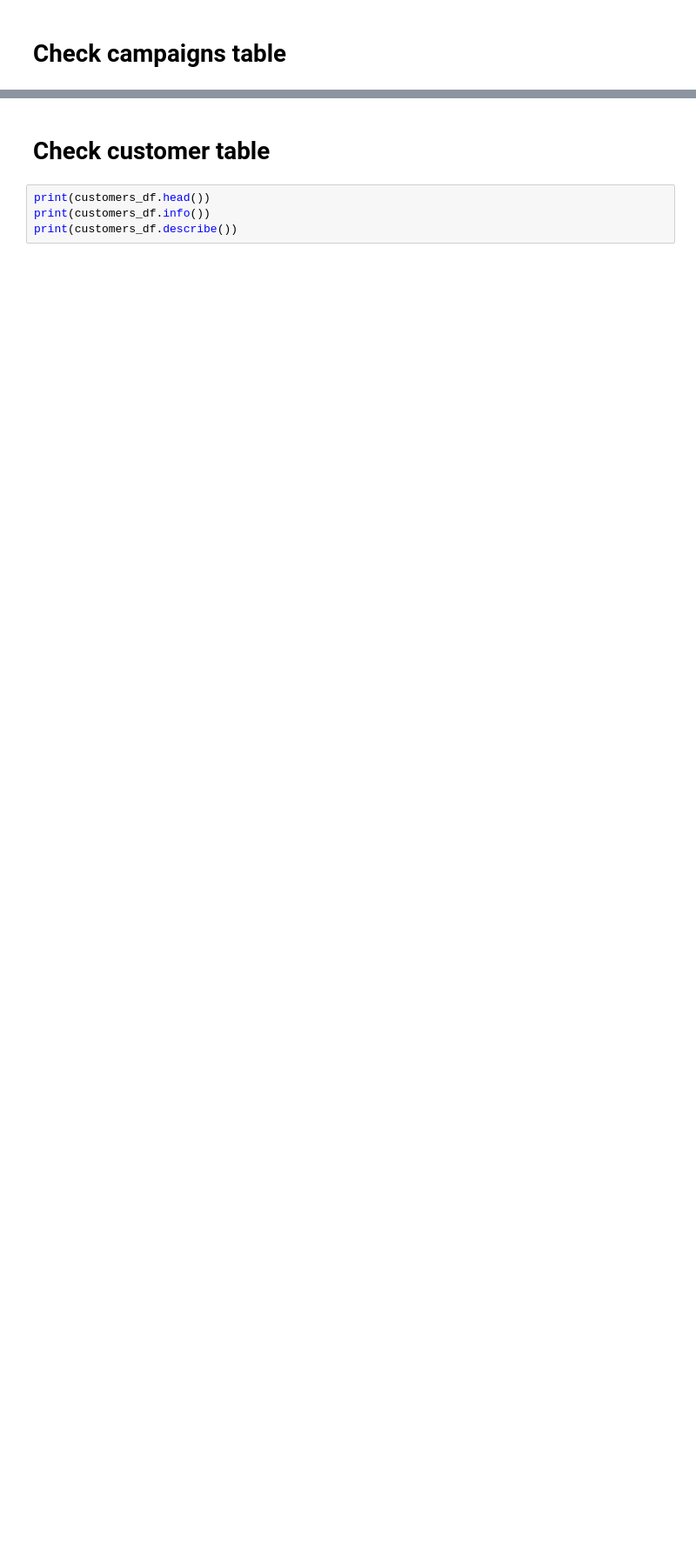
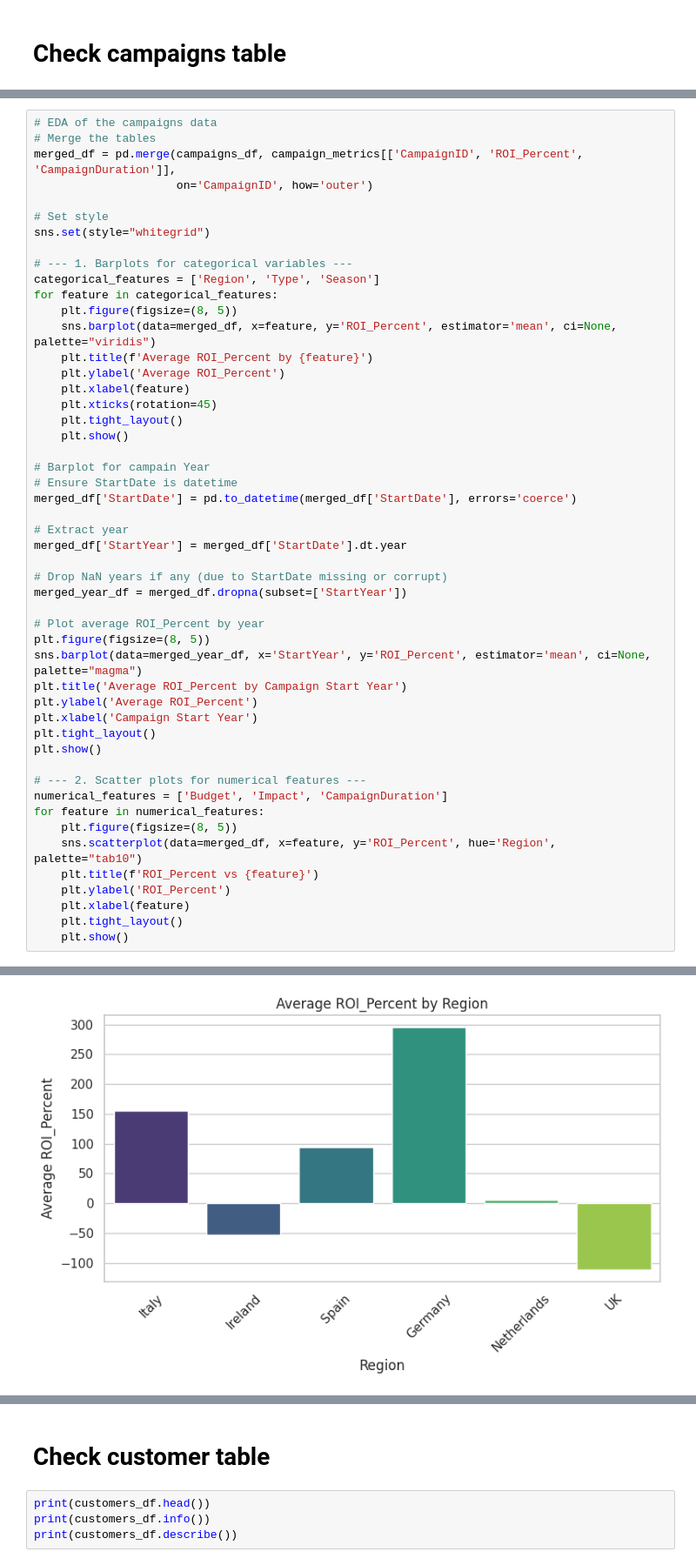
Before and after one commit to Katharina-github/SalesDataAnalysis, a Jupyter notebook: generate_synthetic_sales_dataset.ipynb, the cells around one changed output, grey strips where cells are left out. Shown at 87% size. Cells and saved outputs as stored; diff of their text form; blank space fills up the shorter version.

```diff
--- a/generate_synthetic_sales_dataset.ipynb
+++ b/generate_synthetic_sales_dataset.ipynb
@@ -1046,0 +1055,51 @@ campaign_metrics
+# %%
+# EDA of the campaigns data
+# Merge the tables
+merged_df = pd.merge(campaigns_df, campaign_metrics[['CampaignID', 'ROI_Percent', 'CampaignDuration']],
+                     on='CampaignID', how='outer')
+
+# Set style
+sns.set(style="whitegrid")
+
+# --- 1. Barplots for categorical variables ---
+categorical_features = ['Region', 'Type', 'Season']
+for feature in categorical_features:
+    plt.figure(figsize=(8, 5))
+    sns.barplot(data=merged_df, x=feature, y='ROI_Percent', estimator='mean', ci=None, palette="viridis")
+    plt.title(f'Average ROI_Percent by {feature}')
+    plt.ylabel('Average ROI_Percent')
+    plt.xlabel(feature)
+    plt.xticks(rotation=45)
+    plt.tight_layout()
+    plt.show()
+
+# Barplot for campain Year
+# Ensure StartDate is datetime
+merged_df['StartDate'] = pd.to_datetime(merged_df['StartDate'], errors='coerce')
+
+# Extract year
+merged_df['StartYear'] = merged_df['StartDate'].dt.year
+
+# Drop NaN years if any (due to StartDate missing or corrupt)
+merged_year_df = merged_df.dropna(subset=['StartYear'])
+
+# Plot average ROI_Percent by year
+plt.figure(figsize=(8, 5))
+sns.barplot(data=merged_year_df, x='StartYear', y='ROI_Percent', estimator='mean', ci=None, palette="magma")
+plt.title('Average ROI_Percent by Campaign Start Year')
+plt.ylabel('Average ROI_Percent')
+plt.xlabel('Campaign Start Year')
+plt.tight_layout()
+plt.show()
+
+# --- 2. Scatter plots for numerical features ---
+numerical_features = ['Budget', 'Impact', 'CampaignDuration']
+for feature in numerical_features:
+    plt.figure(figsize=(8, 5))
+    sns.scatterplot(data=merged_df, x=feature, y='ROI_Percent', hue='Region', palette="tab10")
+    plt.title(f'ROI_Percent vs {feature}')
+    plt.ylabel('ROI_Percent')
+    plt.xlabel(feature)
+    plt.tight_layout()
+    plt.show()
+# %% [output]
@@ -1046,0 +1113 @@ campaign_metrics
+[figure, added]
```
Also changed, not shown: parts of 8 cells of this notebook.
